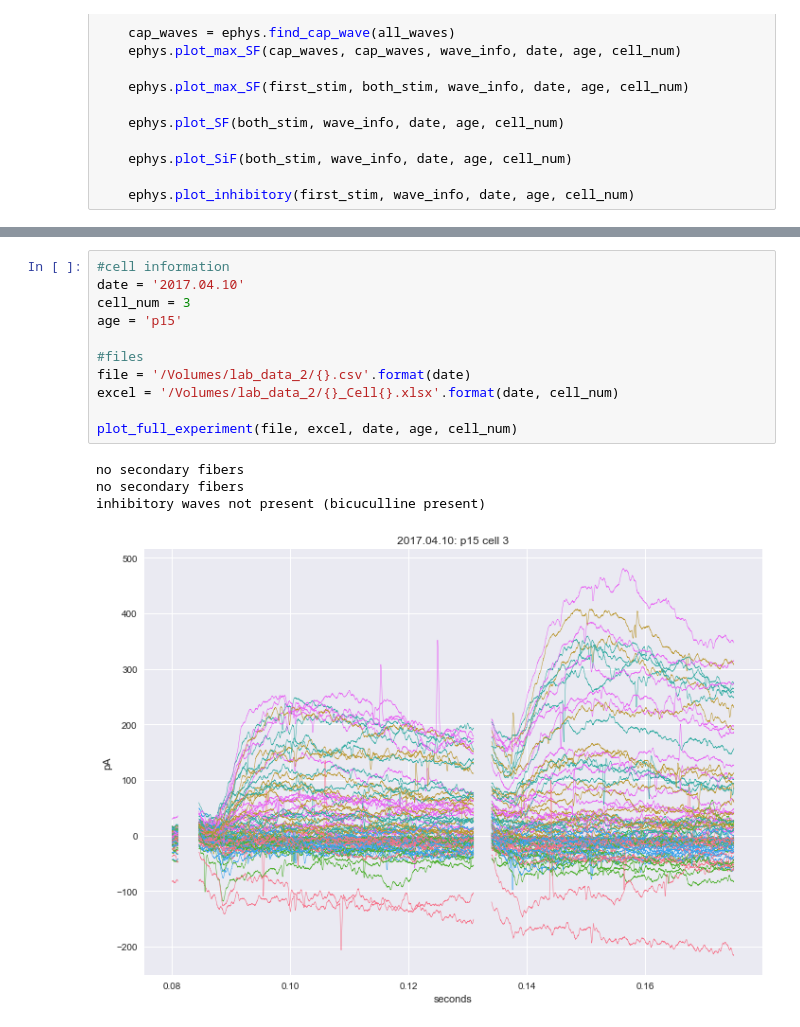
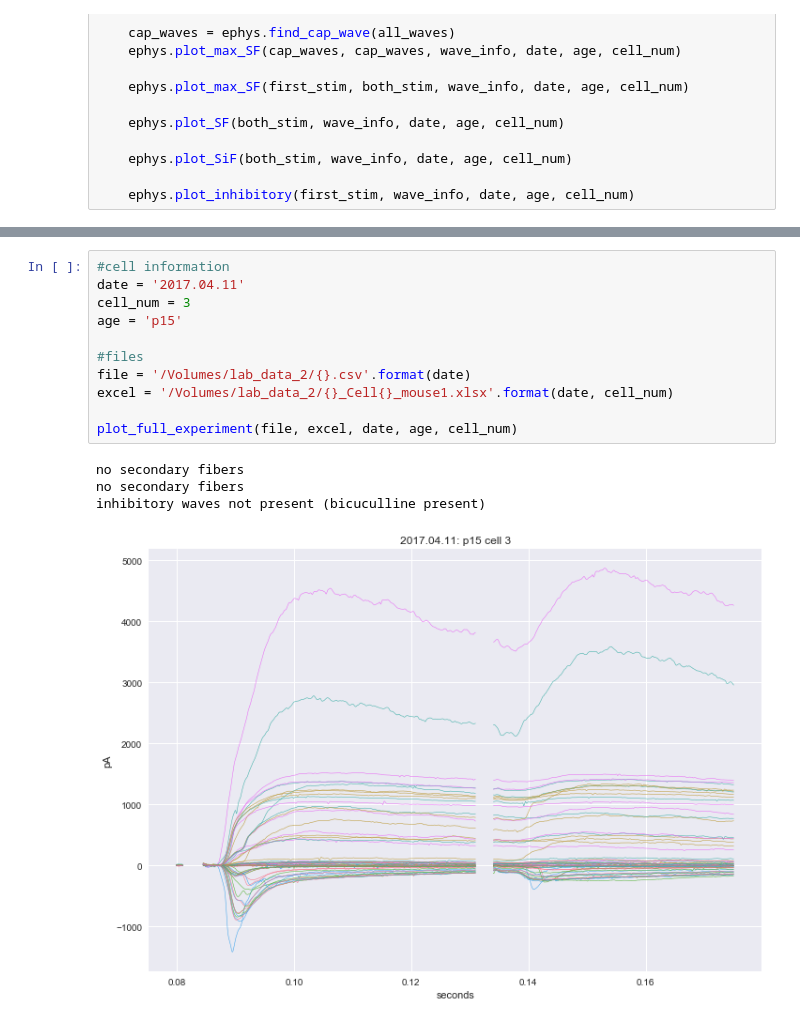
Before and after one commit to yuwie10/ephysAnalysis, a Jupyter notebook: plot_cells_template.ipynb, the cells around one changed output, grey strips where cells are left out. Saved outputs shown, nothing was run; the diff lists cells and outputs as text.

Commit message:
today's cells

```diff
--- a/plot_cells_template.ipynb
+++ b/plot_cells_template.ipynb
@@ -102,16 +103,16 @@ inhibitory waves not present (bicuculline present)
 # %%
 #cell information
-date = '2017.04.10'
+date = '2017.04.11'
 cell_num = 3
 age = 'p15'
 
 #files
 file = '/Volumes/lab_data_2/{}.csv'.format(date)
-excel = '/Volumes/lab_data_2/{}_Cell{}.xlsx'.format(date, cell_num)
+excel = '/Volumes/lab_data_2/{}_Cell{}_mouse1.xlsx'.format(date, cell_num)
 
 plot_full_experiment(file, excel, date, age, cell_num)
 # %% [output]
 no secondary fibers
 no secondary fibers
 inhibitory waves not present (bicuculline present)
-[figure, old version]
+[figure, new version]
```
Also changed, not shown: parts of 6 cells of this notebook, 5 other files.
